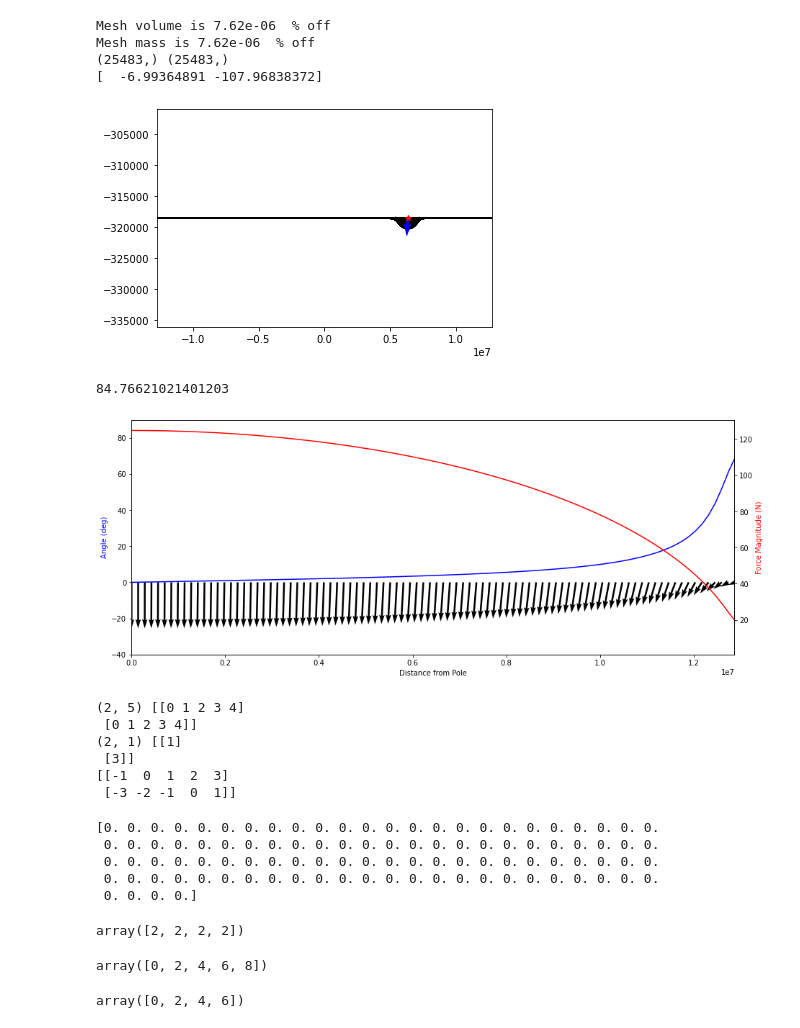
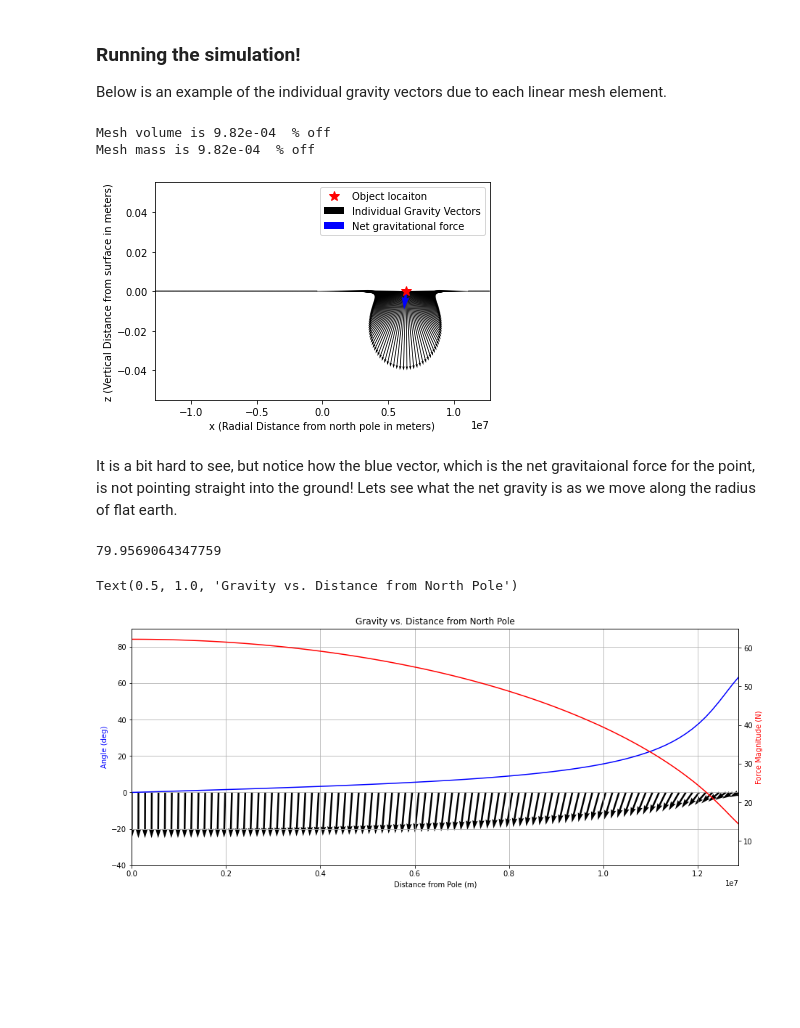
Before and after one commit to jzerez/flat_earth_space_lab, a Jupyter notebook: line earth sim.ipynb, the cells around one changed output. Saved outputs shown, nothing was run; the diff lists cells and outputs as text; code cells hidden in the pictures; blank space fills up the shorter version.

```diff
--- a/line earth sim.ipynb
+++ b/line earth sim.ipynb
@@ -56,18 +123,19 @@ def calc_grav(pos, m, ms, mass_locs, debug=False):
+# %% [markdown]
+### Running the simulation!
+Below is an example of the individual gravity vectors due to each linear mesh element.
 # %%
-ms, locs = make_linear_mesh(re, me, t, 1000, 1)
+ms, locs = make_linear_mesh(re, me, t, re//500, 1)
+
+# Create a point on the surface of flat earth, on the "equator"
 pos = np.array([re*0.5, 0]).reshape(2,1)
-
 m = 1
 
-# pos = np.array([0, re * 0.5]).reshape(2,1)
 F_grav = calc_grav(pos, m, ms, locs, 1)
-
-print(F_grav)
 # %% [output]
-Mesh volume is 7.62e-06  % off
-Mesh mass is 7.62e-06  % off
-(25483,) (25483,)
-[  -6.99364891 -107.96838372]
+Mesh volume is 9.82e-04  % off
+Mesh mass is 9.82e-04  % off
-[figure, old version]
+[figure, new version]
+# %% [markdown]
+It is a bit hard to see, but notice how the blue vector, which is the net gravitaional force for the point, is not pointing straight into the ground! Lets see what the net gravity is as we move along the radius of flat earth.
 # %%
 num_x = 100
@@ -85,53 +157,20 @@ for i, x in enumerate(xs):
 # %%
 fig, ax1 = plt.subplots()
 
 ax1.plot(xs, ts, 'b-')
-ax1.set_xlabel('Distance from Pole')
+ax1.set_xlabel('Distance from Pole (m)')
 ax1.set_ylabel('Angle (deg)', color='b')
+ax1.grid()
 ax1.quiver(xs, np.zeros_like(xs), fs[0, :], fs[1, :], width=0.003)
 ax2 = ax1.twinx()
 ax2.set_ylabel('Force Magnitude (N)', color='r')
 ax2.plot(xs, mags, 'r-')
 print(max(ts))
 ax1.set_xlim([0, re*1.01])
 ax1.set_ylim([-40, 90])
 fig.set_size_inches(15, 6)
+plt.title('Gravity vs. Distance from North Pole')
 # %% [output]
-84.76621021401203
+79.9569064347759
+Text(0.5, 1.0, 'Gravity vs. Distance from North Pole')
-[figure, old version]
+[figure, new version]
-# %%
-b = np.arange(5)
-b = np.vstack([b,b])
-print(b.shape, b)
-a = np.array([1,3]).reshape(2,1)
-print(a.shape, a)
-print(b-a)
-# %% [output]
-(2, 5) [[0 1 2 3 4]
- [0 1 2 3 4]]
-(2, 1) [[1]
- [3]]
-[[-1  0  1  2  3]
- [-3 -2 -1  0  1]]
-# %%
-fs = np.zeros([2, len(xs)])
-print(fs[0])
-# %% [output]
-[0. 0. 0. 0. 0. 0. 0. 0. 0. 0. 0. 0. 0. 0. 0. 0. 0. 0. 0. 0. 0. 0. 0. 0.
- 0. 0. 0. 0. 0. 0. 0. 0. 0. 0. 0. 0. 0. 0. 0. 0. 0. 0. 0. 0. 0. 0. 0. 0.
- 0. 0. 0. 0. 0. 0. 0. 0. 0. 0. 0. 0. 0. 0. 0. 0. 0. 0. 0. 0. 0. 0. 0. 0.
- 0. 0. 0. 0. 0. 0. 0. 0. 0. 0. 0. 0. 0. 0. 0. 0. 0. 0. 0. 0. 0. 0. 0. 0.
- 0. 0. 0. 0.]
-# %%
-b = np.arange(5) * 2
-np.diff(b)
-# %% [output]
-array([2, 2, 2, 2])
-# %%
-b
-# %% [output]
-array([0, 2, 4, 6, 8])
-# %%
-b[:-1]
-# %% [output]
-array([0, 2, 4, 6])
```
Also changed, not shown: parts of 5 cells of this notebook.
